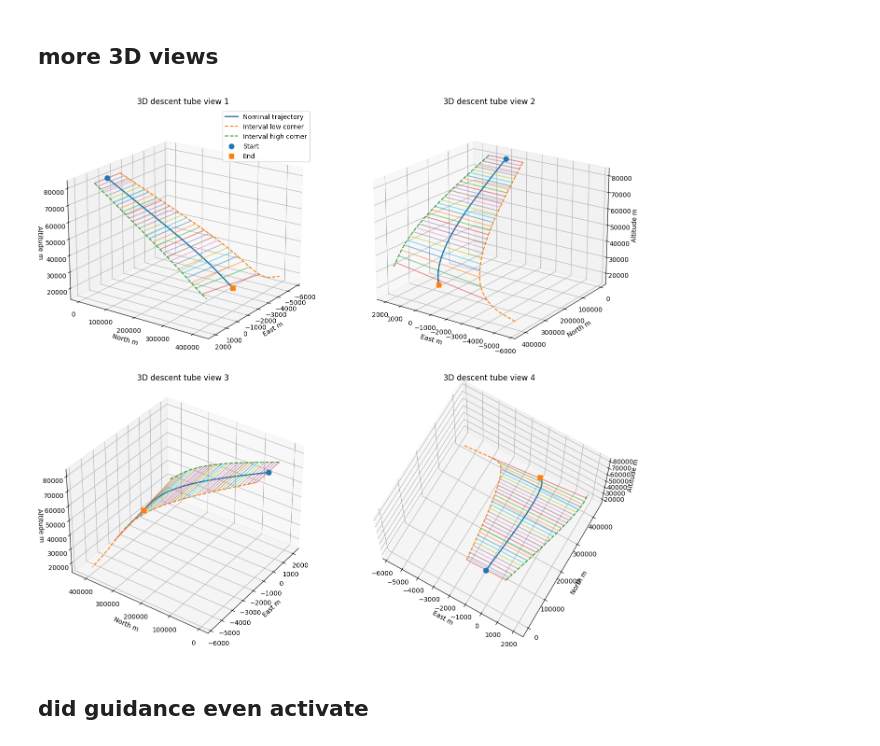
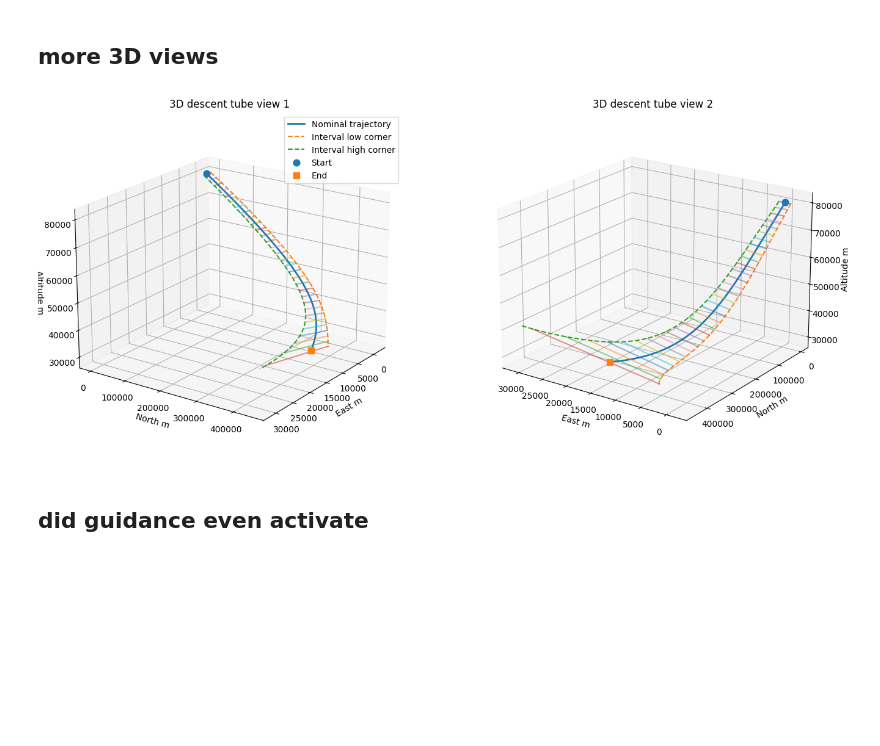
Before and after one commit to rk0604/ReEntryAI, a Jupyter notebook: StochasticEntrySim/interval_ReEntry3.ipynb, the cells around one changed output. Saved outputs shown, nothing was run; the diff lists cells and outputs as text; code cells hidden in the pictures; blank space fills up the shorter version.

```diff
--- a/StochasticEntrySim/interval_ReEntry3.ipynb
+++ b/StochasticEntrySim/interval_ReEntry3.ipynb
@@ -347,7 +309,7 @@ x_nominal = [
     constants.RADIUS_EARTH + 80_000.0,
     math.radians(0.0),
     math.radians(0.0),
-    7_500.0,
+    6_500.0,
     math.radians(-5.5),
     math.radians(90.0),
 ]
@@ -1120,41 +1603,50 @@ plt.show()
 # %%
 # 3D descent tube view centered on the trajectory instead of the whole Earth
 
+# A 3D path needs at least two trajectory samples so there is a start and an end to draw.
 if len(df) < 2:
     raise ValueError("Need at least two rows in df to plot the 3D trajectory")
 
+# Read the Earth radius once so the latitude and longitude offsets can be converted into meters.
 R_earth_m = float(constants.RADIUS_EARTH)
 
-# Use the first point as the local reference origin
+# Use the first trajectory point as the local reference origin for the tangent plane view.
 phi0 = float(df["phi_rad"].iloc[0])
 lam0 = float(df["lam_rad"].iloc[0])
 
-# Local tangent plane approximation around the start point
-# x_local points east
-# y_local points north
-# z_local is altitude
+# This helper maps latitude, longitude, and altitude into a local east north up frame.
+# The approximation is local, so it is most useful when the path is viewed relative to the start point.
+def local_track_from_lat_lon_alt(phi_rad, lam_rad, alt_m, phi_ref_rad, lam_ref_rad, R_m):
+    # East distance comes from longitude change scaled by the cosine of the reference latitude.
+    east_m = R_m * (lam_rad - lam_ref_rad) * math.cos(phi_ref_rad)
 
-def local_track_from_lat_lon_alt(phi_rad, lam_rad, alt_m, phi_ref_rad, lam_ref_rad, R_m):
-    east_m = R_m * (lam_rad - lam_ref_rad) * math.cos(phi_ref_rad)
+    # North distance comes directly from latitude change.
     north_m = R_m * (phi_rad - phi_ref_rad)
+
+    # Up is just the altitude above the surface.
     up_m = alt_m
+
+    # Return the local coordinates in meters.
     return east_m, north_m, up_m
 
-# Nominal path
+# Store the nominal trajectory in local east north up coordinates.
 east_nom = []
 north_nom = []
 up_nom = []
 
-# Interval low and high corner paths
+# Store the lower interval corner path so the uncertainty envelope can be drawn.
 east_lo = []
 north_lo = []
 up_lo = []
 
+# Store the upper interval corner path for the other side of the envelope.
 east_hi = []
 north_hi = []
 up_hi = []
 
+# Walk through every row so the nominal path and both interval corners are converted into the same local frame.
 for _, row in df.iterrows():
+    # Convert the nominal latitude, longitude, and altitude at this time step.
     e, n, u = local_track_from_lat_lon_alt(
         float(row["phi_rad"]),
         float(row["lam_rad"]),
@@ -1163,10 +1655,13 @@ for _, row in df.iterrows():
         lam0,
         R_earth_m,
     )
+
+    # Save the nominal local coordinates.
     east_nom.append(e)
     north_nom.append(n)
     up_nom.append(u)
 
+    # Convert the lower bound trajectory values into the same local frame.
     e_lo, n_lo, u_lo = local_track_from_lat_lon_alt(
         float(row["phi_rad_lo"]),
         float(row["lam_rad_lo"]),
@@ -1175,10 +1670,13 @@ for _, row in df.iterrows():
         lam0,
         R_earth_m,
     )
+
+    # Save the lower interval corner coordinates.
     east_lo.append(e_lo)
     north_lo.append(n_lo)
     up_lo.append(u_lo)
 
+    # Convert the upper bound trajectory values into the same local frame.
     e_hi, n_hi, u_hi = local_track_from_lat_lon_alt(
         float(row["phi_rad_hi"]),
         float(row["lam_rad_hi"]),
@@ -1187,64 +1685,91 @@ for _, row in df.iterrows():
         lam0,
         R_earth_m,
     )
+
+    # Save the upper interval corner coordinates.
     east_hi.append(e_hi)
     north_hi.append(n_hi)
     up_hi.append(u_hi)
 
+# Convert the nominal coordinate lists into numpy arrays for plotting.
 east_nom = np.array(east_nom)
 north_nom = np.array(north_nom)
 up_nom = np.array(up_nom)
 
+# Convert the lower interval corner lists into numpy arrays.
 east_lo = np.array(east_lo)
 north_lo = np.array(north_lo)
 up_lo = np.array(up_lo)
 
+# Convert the upper interval corner lists into numpy arrays.
 east_hi = np.array(east_hi)
 north_hi = np.array(north_hi)
 up_hi = np.array(up_hi)
 
+# Import the 3D plotting toolkit used by matplotlib.
 from mpl_toolkits.mplot3d import Axes3D
 
+# Create a larger figure so the 3D views are easier to read.
 fig = plt.figure(figsize=(14, 12))
+
+# Define several camera angles, even though only the first two will be shown here.
 views = [(20, 35), (20, 125), (35, 215), (70, 300)]
 
-for idx, (elev, azim) in enumerate(views, start=1):
+# Only show the first two viewing angles so the figure stays compact.
+for idx, (elev, azim) in enumerate(views[:2], start=1):
+    # Create a 3D subplot for this view.
     ax = fig.add_subplot(2, 2, idx, projection="3d")
 
-    # Nominal trajectory
+    # Draw the nominal trajectory as the center line of the descent path.
     ax.plot(east_nom, north_nom, up_nom, linewidth=2, label="Nominal trajectory")
 
-    # Interval envelope as a tube-like band using the two corner curves
+    # Draw the lower interval corner as one side of the uncertainty envelope.
     ax.plot(east_lo, north_lo, up_lo, linestyle="--", label="Interval low corner")
+
+    # Draw the upper interval corner as the other side of the uncertainty envelope.
     ax.plot(east_hi, north_hi, up_hi, linestyle="--", label="Interval high corner")
 
-    # Connect low/high corners occasionally so the envelope looks more like a tube
+    # Choose a stride so only some cross connections are drawn.
+    # This keeps the envelope readable instead of cluttered.
     stride = max(1, len(df) // 30)
+
+    # Connect matching low and high corner points so the interval looks more like a tube.
     for i in range(0, len(df), stride):
         ax.plot(
             [east_lo[i], east_hi[i]],
             [north_lo[i], north_hi[i]],
             [up_lo[i], up_hi[i]],
             alpha=0.5,
         )
 
-    # Start and end markers
+    # Mark the first nominal point so the start of the descent is obvious.
     ax.scatter(east_nom[0], north_nom[0], up_nom[0], s=60, marker="o", label="Start" if idx == 1 else None)
+
+    # Mark the last nominal point so the end of the descent is obvious.
     ax.scatter(east_nom[-1], north_nom[-1], up_nom[-1], s=60, marker="s", label="End" if idx == 1 else None)
 
+    # Label the local coordinate axes in meters.
     ax.set_xlabel("East m")
     ax.set_ylabel("North m")
     ax.set_zlabel("Altitude m")
+
+    # Give each panel a simple title based on the view number.
     ax.set_title(f"3D descent tube view {idx}")
+
+    # Set the camera angle for this subplot.
     ax.view_init(elev=elev, azim=azim)
 
+    # Show the legend only once so the figure does not repeat it in every panel.
     if idx == 1:
         ax.legend()
 
+# Tighten layout spacing so the subplots fit cleanly in the figure.
 plt.tight_layout()
+
+# Render the completed 3D figure.
 plt.show()
 # %% [output]
-[figure, old version]
+[figure, new version]
 # %% [markdown]
 ## did guidance even activate
 # %%
```
Also changed, not shown: parts of 46 cells of this notebook, 12 other files.
